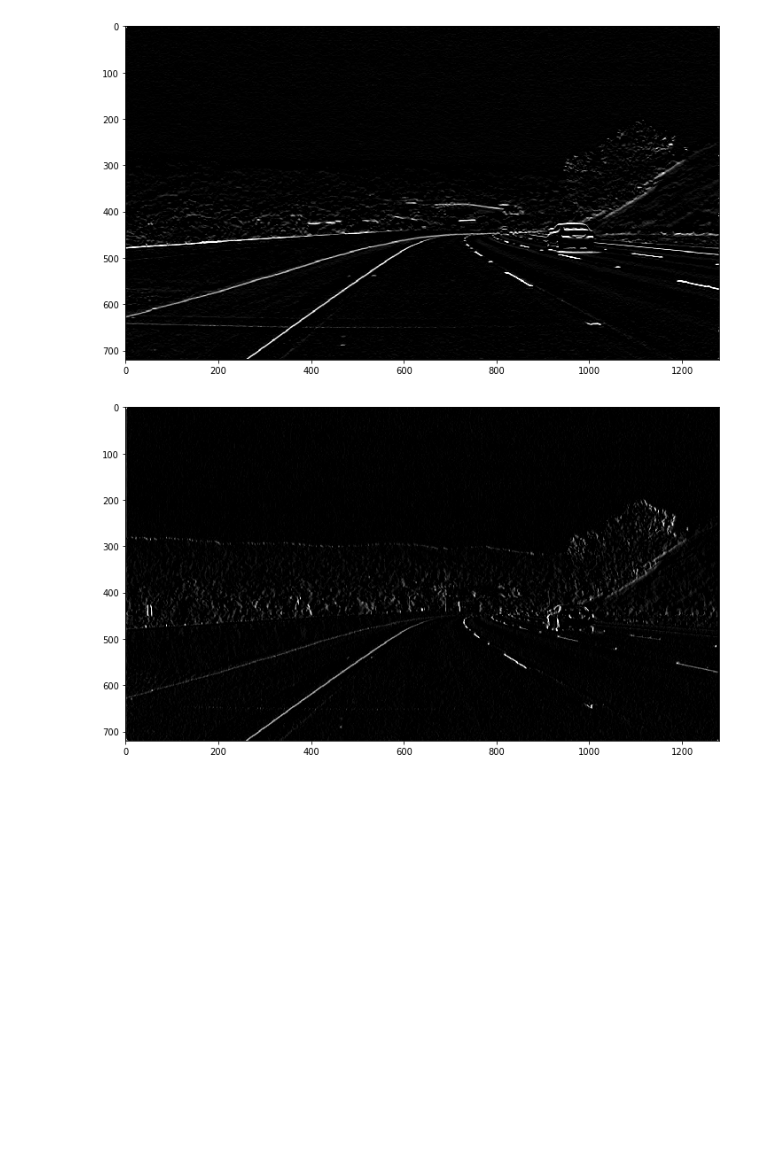
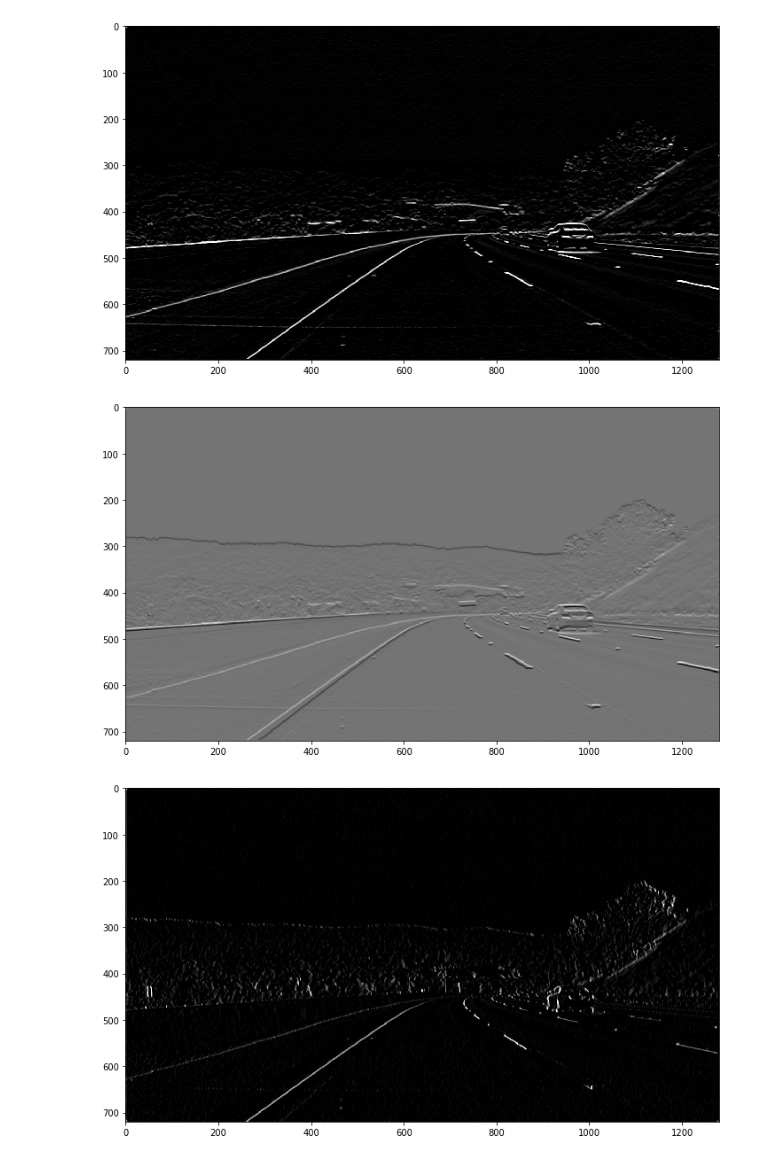
Before and after one commit to momothepikachu/Pytorch, a Jupyter notebook: custom_filters.ipynb, the cells around one changed output. Drawn from its saved outputs; the diff is of its cells as text; code cells hidden in the pictures; blank space fills up the shorter version.

```diff
--- a/custom_filters.ipynb
+++ b/custom_filters.ipynb
@@ -69,6 +103,13 @@ plt.figure(figsize=(12,9))
 plt.imshow(filtered_image, cmap='gray');
 # %% [output]
 [figure]
+# %%
+gray_float = gray.astype("float32")/255
+filtered_image = cv2.filter2D(gray_float, -1, sobel_y)
+plt.figure(figsize=(12,9))
+plt.imshow(filtered_image, cmap='gray');
+# %% [output]
+[figure, added]
 # %%
 filtered_image_x = cv2.filter2D(gray, -1, sobel_x)
 plt.figure(figsize=(12,9))
```
Also changed, not shown: parts of 3 cells of this notebook.
